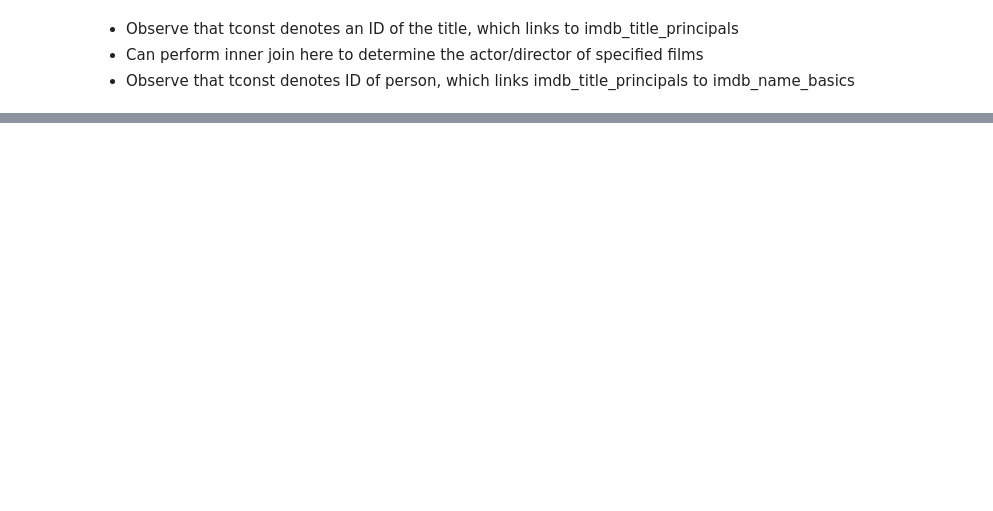
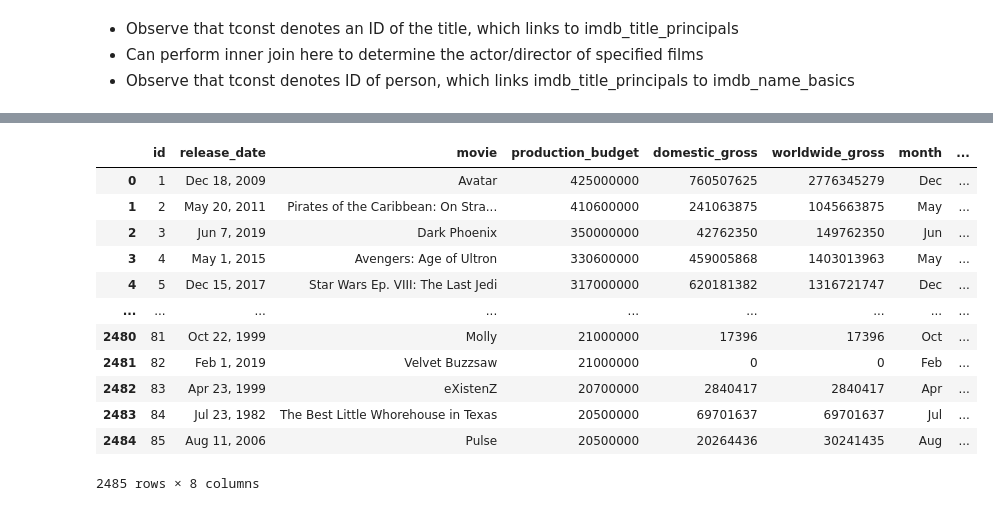
Before and after one commit to kuninethan95/dsc-phase-1-project, a Jupyter notebook: student.ipynb, the cells around one changed output, grey strips where cells are left out. Cells and saved outputs as stored; diff of their text form; code cells hidden in the pictures; blank space fills up the shorter version.

Commit message:
Figuring out how to add month map

```diff
--- a/student.ipynb
+++ b/student.ipynb
@@ -326,0 +399,2 @@ name_role_movie.loc[name_role_movie['primary_name']=='James Cameron'].sort_value
+# %%
+big_budget_2 = big_budget.copy()
@@ -326,0 +417,2 @@ name_role_movie.loc[name_role_movie['primary_name']=='James Cameron'].sort_value
+# %%
+big_budget_2['month'] = big_budget_2['release_date'].map(lambda x: x[0:3])
@@ -326,0 +435,20 @@ name_role_movie.loc[name_role_movie['primary_name']=='James Cameron'].sort_value
+# %%
+month_map = {'Dec':12}
+# %%
+big_budget_2['month_num'] = big_budget_2['month'].map(month_map)
+# %%
+big_budget_2
+# %% [output]
+|  | id | release_date | movie | production_budget | domestic_gross | worldwide_gross | month | ... |
+| 0 | 1 | Dec 18, 2009 | Avatar | 425000000 | 760507625 | 2776345279 | Dec | ... |
+| 1 | 2 | May 20, 2011 | Pirates of the Caribbean: On Stra... | 410600000 | 241063875 | 1045663875 | May | ... |
+| 2 | 3 | Jun 7, 2019 | Dark Phoenix | 350000000 | 42762350 | 149762350 | Jun | ... |
+| 3 | 4 | May 1, 2015 | Avengers: Age of Ultron | 330600000 | 459005868 | 1403013963 | May | ... |
+| 4 | 5 | Dec 15, 2017 | Star Wars Ep. VIII: The Last Jedi | 317000000 | 620181382 | 1316721747 | Dec | ... |
+| ... | ... | ... | ... | ... | ... | ... | ... | ... |
+| 2480 | 81 | Oct 22, 1999 | Molly | 21000000 | 17396 | 17396 | Oct | ... |
+| 2481 | 82 | Feb 1, 2019 | Velvet Buzzsaw | 21000000 | 0 | 0 | Feb | ... |
+| 2482 | 83 | Apr 23, 1999 | eXistenZ | 20700000 | 2840417 | 2840417 | Apr | ... |
+| 2483 | 84 | Jul 23, 1982 | The Best Little Whorehouse in Texas | 20500000 | 69701637 | 69701637 | Jul | ... |
+| 2484 | 85 | Aug 11, 2006 | Pulse | 20500000 | 20264436 | 30241435 | Aug | ... |
+2485 rows × 8 columns
```
Also changed, not shown: parts of 38 cells of this notebook.
